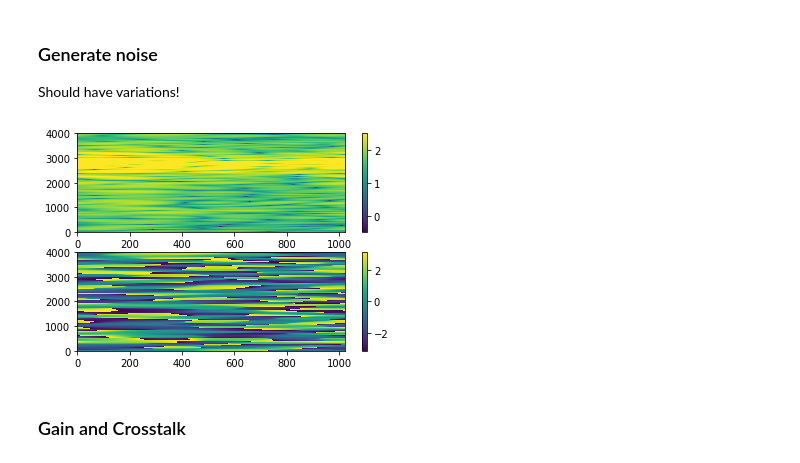
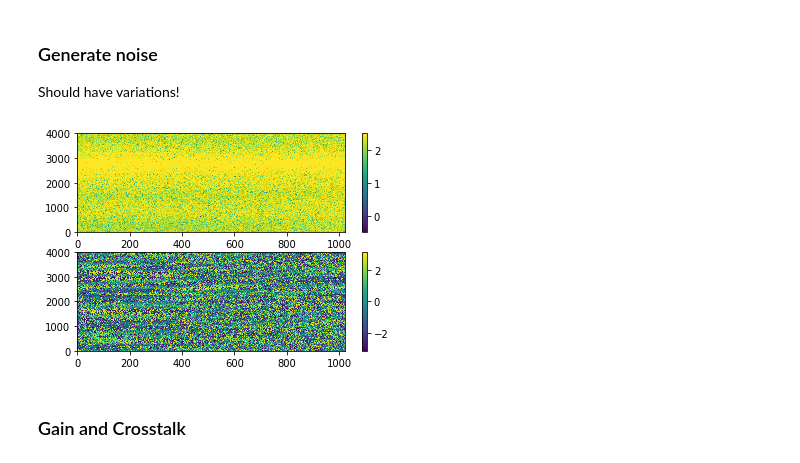
Before and after one commit to musicbyjing/cosmic_dawn_rfi, a Jupyter notebook: dataset_generation.ipynb, the cells around one changed output. Cells and saved outputs as stored; diff of their text form; code cells hidden in the pictures.

```diff
--- a/dataset_generation.ipynb
+++ b/dataset_generation.ipynb
@@ -82,14 +83,14 @@ Should have variations!
 # %%
 tsky = noise.resample_Tsky(fqs,lsts,Tsky_mdl=noise.HERA_Tsky_mdl['xx'])
 t_rx = 150.
 OMEGA_P = (0.72)*np.ones(1024)
 # .72 or smaller for omega_p; provided by Adrian, from literature
 
 nos_jy = noise.sky_noise_jy(tsky + t_rx, fqs, lsts, OMEGA_P)
-# vis = vis + nos_jy
+vis = vis + nos_jy
 plot_one_vis(vis, 4000)
 # %% [output]
-[figure, old version]
+[figure, new version]
 # %% [markdown]
 ### Gain and Crosstalk
 # %%
```
Also changed, not shown: parts of 4 cells of this notebook, 1 other file.
